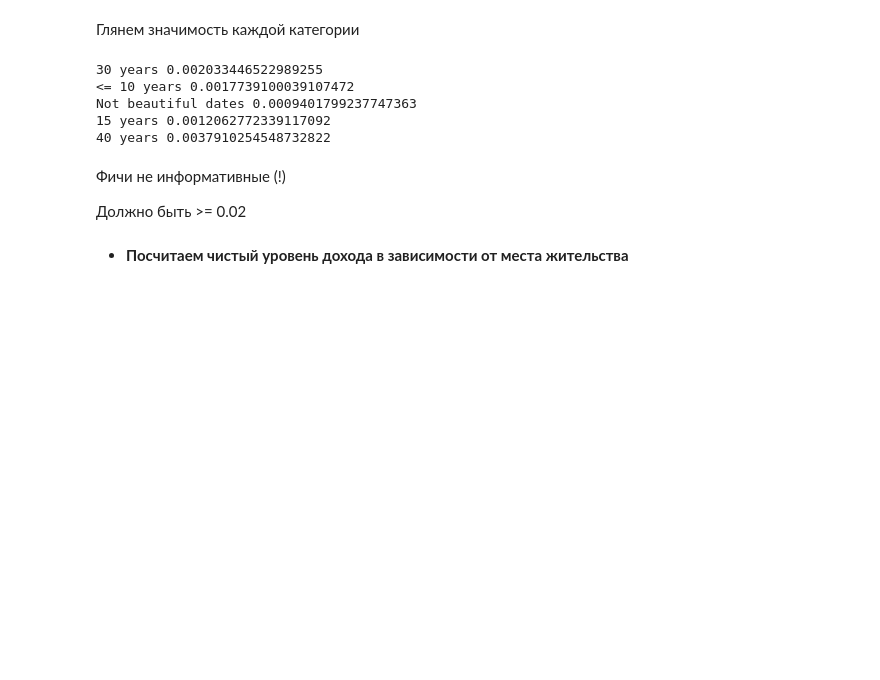
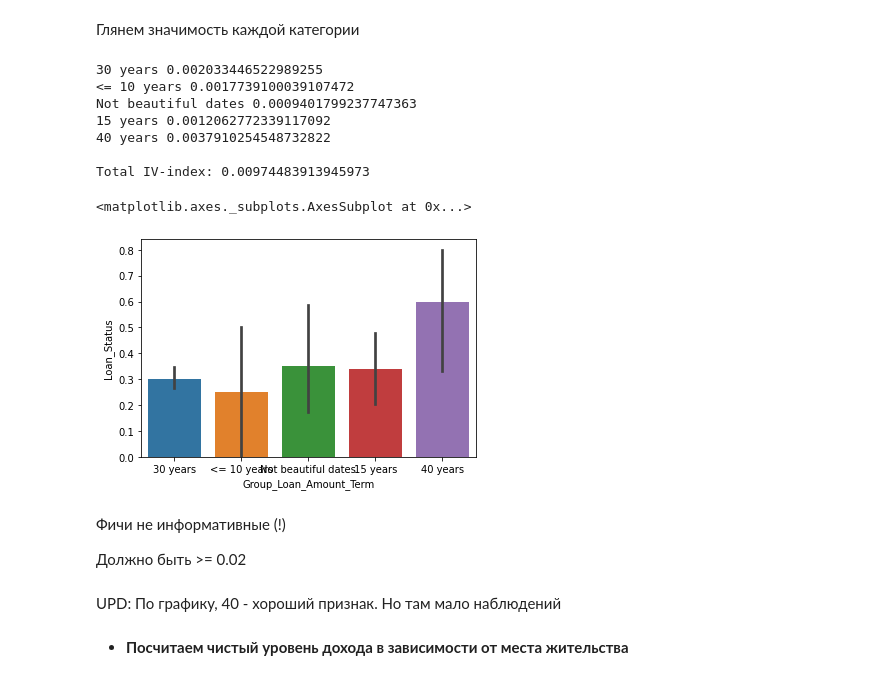
Before and after one commit to vita1pa/Loan-Prediction-Hackathon, a Jupyter notebook: Loan Prediction EDA - AV.ipynb, the cells around one changed output. Drawn from its saved outputs; the diff is of its cells as text; code cells hidden in the pictures; blank space fills up the shorter version.

```diff
--- a/Loan Prediction EDA - AV.ipynb
+++ b/Loan Prediction EDA - AV.ipynb
@@ -153,18 +153,34 @@ train_num_tr['Group_Loan_Amount_Term'] = train_num_tr['Group_Loan_Amount_Term'].
 # %% [markdown]
 Глянем значимость каждой категории
 # %%
+total = 0
 for cat in train_num_tr['Group_Loan_Amount_Term'].unique():
+
+  total = total + IV_index(train_num_tr, 'Group_Loan_Amount_Term', cat)
   print(cat, IV_index(train_num_tr, 'Group_Loan_Amount_Term', cat))
+
+  # total = total + IV_index(train_num_tr, 'Group_Loan_Amount_Term', cat)
+
+print("\nTotal IV-index:", total)
 # %% [output]
 30 years 0.002033446522989255
 <= 10 years 0.0017739100039107472
 Not beautiful dates 0.0009401799237747363
 15 years 0.0012062772339117092
 40 years 0.0037910254548732822
+
+Total IV-index: 0.00974483913945973
+# %%
+sns.barplot(x='Group_Loan_Amount_Term', y='Loan_Status', data=train_num_tr)
+# %% [output]
+<matplotlib.axes._subplots.AxesSubplot at 0x...>
+[figure, added]
 # %% [markdown]
 Фичи не информативные (!)
 
 Должно быть >= 0.02
+# %% [markdown]
+UPD: По графику, 40 - хороший признак. Но там мало наблюдений
 # %% [markdown]
 + **Посчитаем чистый уровень дохода в зависимости от места жительства**
 # %% [markdown]
```
Also changed, not shown: parts of 97 cells of this notebook.
